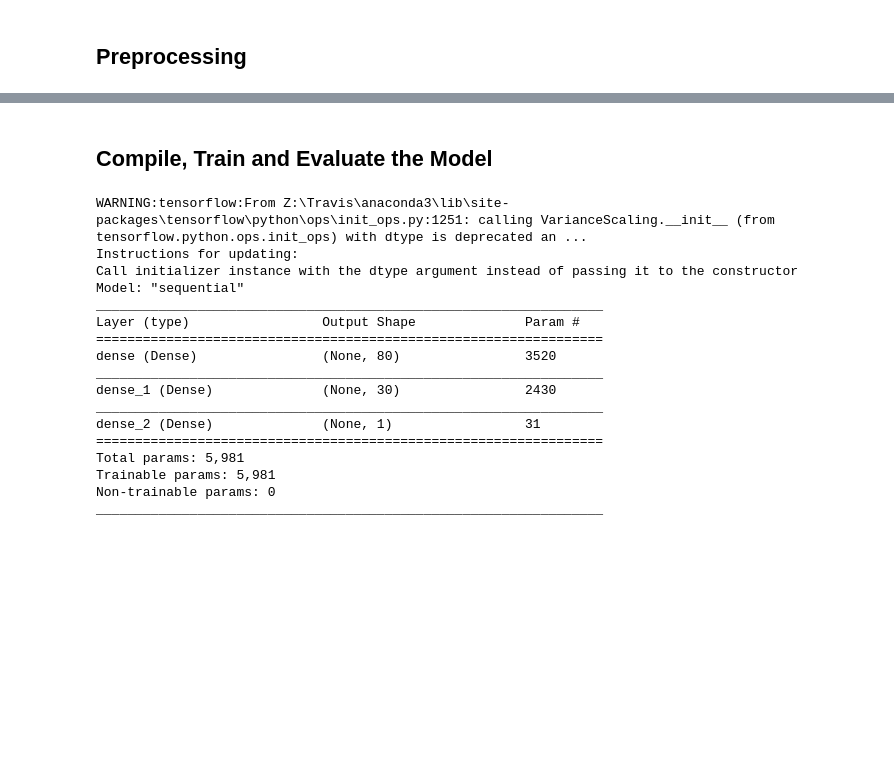
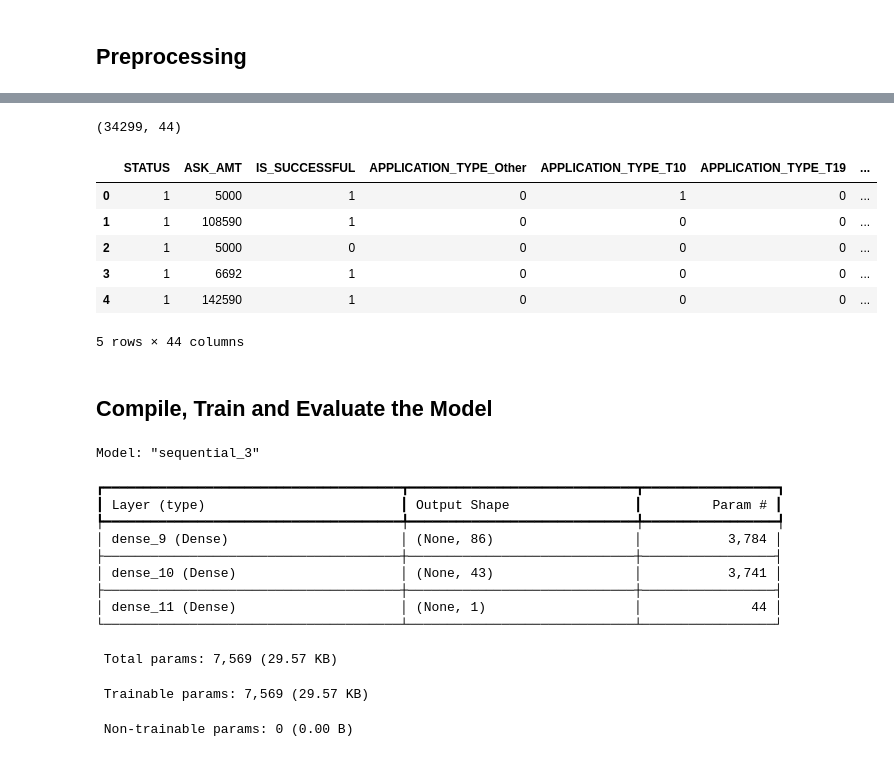
Before and after one commit to jhammans/deep-learning-challenge, a Jupyter notebook: AlphabetSoupCharity_Optimization.ipynb, the cells around one changed output, grey strips where cells are left out. Saved outputs shown, nothing was run; the diff lists cells and outputs as text; code cells hidden in the pictures; blank space fills up the shorter version.

Commit message:
Testing neural network models.

```diff
--- a/AlphabetSoupCharity_Optimization.ipynb
+++ b/AlphabetSoupCharity_Optimization.ipynb
@@ -61,7 +72,7 @@ Name: APPLICATION_TYPE, dtype: int64
 # %%
 # Choose a cutoff value and create a list of application types to be replaced
 # use the variable name `application_types_to_replace`
-#  YOUR CODE GOES HERE
+application_types_to_replace = ['T9', 'T13', 'T12', 'T2', 'T25', 'T14', 'T29', 'T15', 'T17']
 
 # Replace in dataframe
 for app in application_types_to_replace:
@@ -120,7 +138,8 @@ Name: CLASSIFICATION, dtype: int64
 # %%
 # Choose a cutoff value and create a list of classifications to be replaced
 # use the variable name `classifications_to_replace`
-#  YOUR CODE GOES HERE
+classifications_to_replace = application_df['CLASSIFICATION'].value_counts().loc[lambda x : x<1883].index.tolist()
+
 
 # Replace in dataframe
 for cls in classifications_to_replace:
@@ -139,5 +160,18 @@ Name: CLASSIFICATION, dtype: int64
+# %%
+application_df.shape
+# %% [output]
+(34299, 44)
 # %%
 # Convert categorical data to numeric with `pd.get_dummies`
-#  YOUR CODE GOES HERE
+application_df = pd.get_dummies(application_df, dtype=int).astype(int)
+application_df.head()
+# %% [output]
+|  | STATUS | ASK_AMT | IS_SUCCESSFUL | APPLICATION_TYPE_Other | APPLICATION_TYPE_T10 | APPLICATION_TYPE_T19 | ... |
+| 0 | 1 | 5000 | 1 | 0 | 1 | 0 | ... |
+| 1 | 1 | 108590 | 1 | 0 | 0 | 0 | ... |
+| 2 | 1 | 5000 | 0 | 0 | 0 | 0 | ... |
+| 3 | 1 | 6692 | 1 | 0 | 0 | 0 | ... |
+| 4 | 1 | 142590 | 1 | 0 | 0 | 0 | ... |
+5 rows × 44 columns
 # %%
 # Split our preprocessed data into our features and target arrays
@@ -162,33 +197,30 @@ X_test_scaled = X_scaler.transform(X_test)
 #  YOUR CODE GOES HERE
 
 nn = tf.keras.models.Sequential()
+nn.add(tf.keras.layers.Input(shape=(43,)))
 
 # First hidden layer
-#  YOUR CODE GOES HERE
+nn.add(tf.keras.layers.Dense(units=86, activation="relu"))
 
 # Second hidden layer
-#  YOUR CODE GOES HERE
+nn.add(tf.keras.layers.Dense(units=43, activation="relu"))
 
 # Output layer
-#  YOUR CODE GOES HERE
+nn.add(tf.keras.layers.Dense(units=1, activation="sigmoid"))
 
 # Check the structure of the model
 nn.summary()
 # %% [output]
-WARNING:tensorflow:From Z:\Travis\anaconda3\lib\site-packages\tensorflow\python\ops\init_ops.py:1251: calling VarianceScaling.__init__ (from tensorflow.python.ops.init_ops) with dtype is deprecated an ...
-Instructions for updating:
-Call initializer instance with the dtype argument instead of passing it to the constructor
-Model: "sequential"
-_________________________________________________________________
-Layer (type)                 Output Shape              Param #
-=================================================================
-dense (Dense)                (None, 80)                3520
-_________________________________________________________________
-dense_1 (Dense)              (None, 30)                2430
-_________________________________________________________________
-dense_2 (Dense)              (None, 1)                 31
-=================================================================
-Total params: 5,981
-Trainable params: 5,981
-Non-trainable params: 0
-_________________________________________________________________
+Model: "sequential_3"
+┏━━━━━━━━━━━━━━━━━━━━━━━━━━━━━━━━━━━━━━┳━━━━━━━━━━━━━━━━━━━━━━━━━━━━━┳━━━━━━━━━━━━━━━━━┓
+┃ Layer (type)                         ┃ Output Shape                ┃         Param # ┃
+┡━━━━━━━━━━━━━━━━━━━━━━━━━━━━━━━━━━━━━━╇━━━━━━━━━━━━━━━━━━━━━━━━━━━━━╇━━━━━━━━━━━━━━━━━┩
+│ dense_9 (Dense)                      │ (None, 86)                  │           3,784 │
+├──────────────────────────────────────┼─────────────────────────────┼─────────────────┤
+│ dense_10 (Dense)                     │ (None, 43)                  │           3,741 │
+├──────────────────────────────────────┼─────────────────────────────┼─────────────────┤
+│ dense_11 (Dense)                     │ (None, 1)                   │              44 │
+└──────────────────────────────────────┴─────────────────────────────┴─────────────────┘
+ Total params: 7,569 (29.57 KB)
+ Trainable params: 7,569 (29.57 KB)
+ Non-trainable params: 0 (0.00 B)
```
Also changed, not shown: parts of 14 cells of this notebook.
